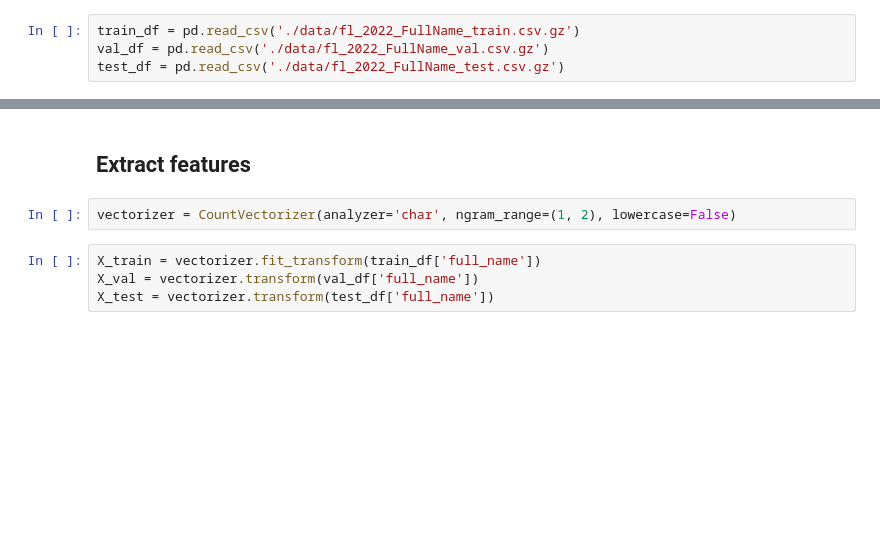
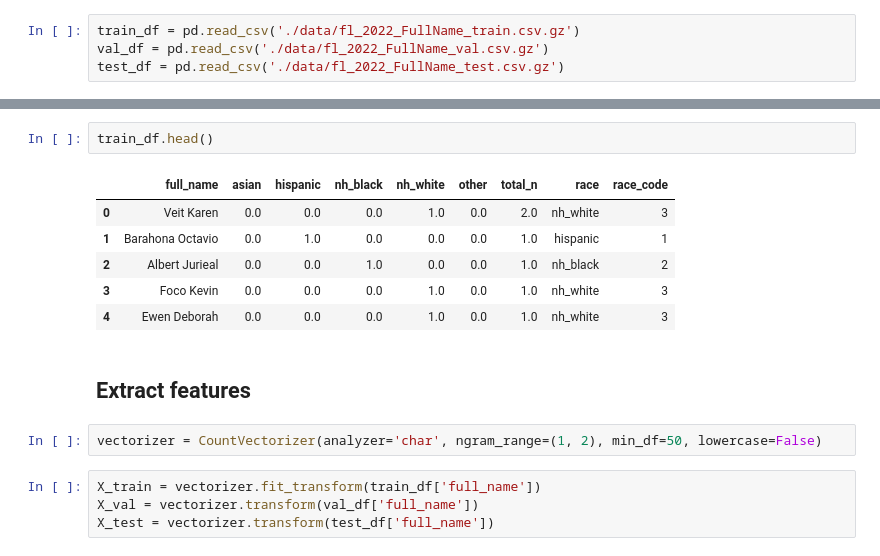
Before and after one commit to appeler/ethnicolr_v2, a Jupyter notebook: notebooks/2.1_gb_fullname.ipynb, the cells around one changed output, grey strips where cells are left out. Saved outputs shown, nothing was run; the diff lists cells and outputs as text; blank space fills up the shorter version.

```diff
--- a/notebooks/2.1_gb_fullname.ipynb
+++ b/notebooks/2.1_gb_fullname.ipynb
@@ -21,7 +21,16 @@ print(test_df.shape)
+# %%
+train_df.head()
+# %% [output]
+|  | full_name | asian | hispanic | nh_black | nh_white | other | total_n | race | race_code |
+| 0 | Veit Karen | 0.0 | 0.0 | 0.0 | 1.0 | 0.0 | 2.0 | nh_white | 3 |
+| 1 | Barahona Octavio | 0.0 | 1.0 | 0.0 | 0.0 | 0.0 | 1.0 | hispanic | 1 |
+| 2 | Albert Jurieal | 0.0 | 0.0 | 1.0 | 0.0 | 0.0 | 1.0 | nh_black | 2 |
+| 3 | Foco Kevin | 0.0 | 0.0 | 0.0 | 1.0 | 0.0 | 1.0 | nh_white | 3 |
+| 4 | Ewen Deborah | 0.0 | 0.0 | 0.0 | 1.0 | 0.0 | 1.0 | nh_white | 3 |
 # %% [markdown]
 ## Extract features
 # %%
-vectorizer = CountVectorizer(analyzer='char', ngram_range=(1, 2), lowercase=False)
+vectorizer = CountVectorizer(analyzer='char', ngram_range=(1, 2), min_df=50, lowercase=False)
 # %%
 X_train = vectorizer.fit_transform(train_df['full_name'])
 X_val = vectorizer.transform(val_df['full_name'])
```
Also changed, not shown: parts of 28 cells of this notebook.
